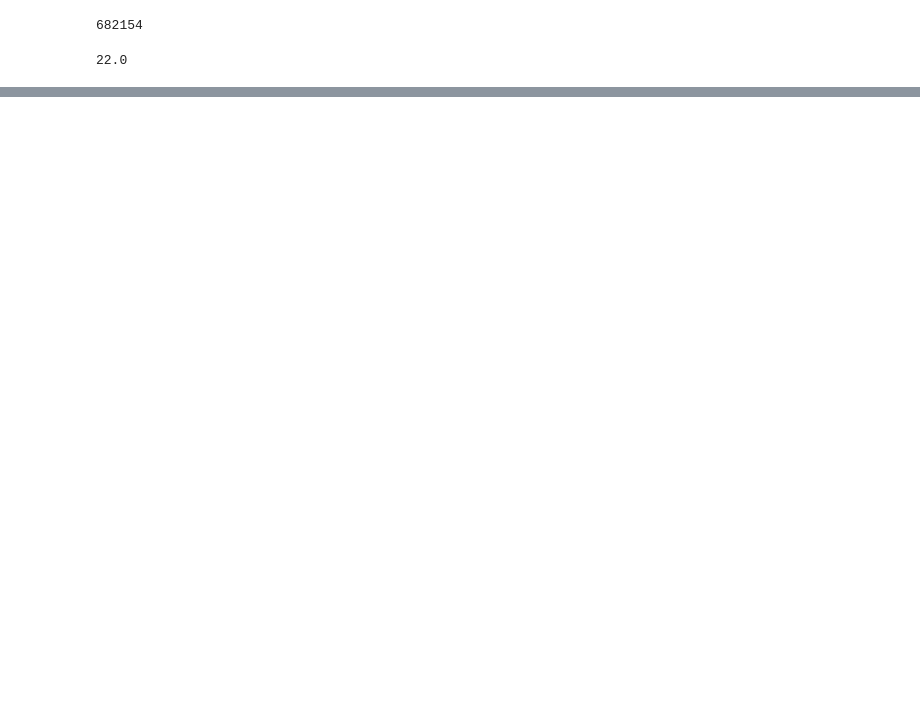
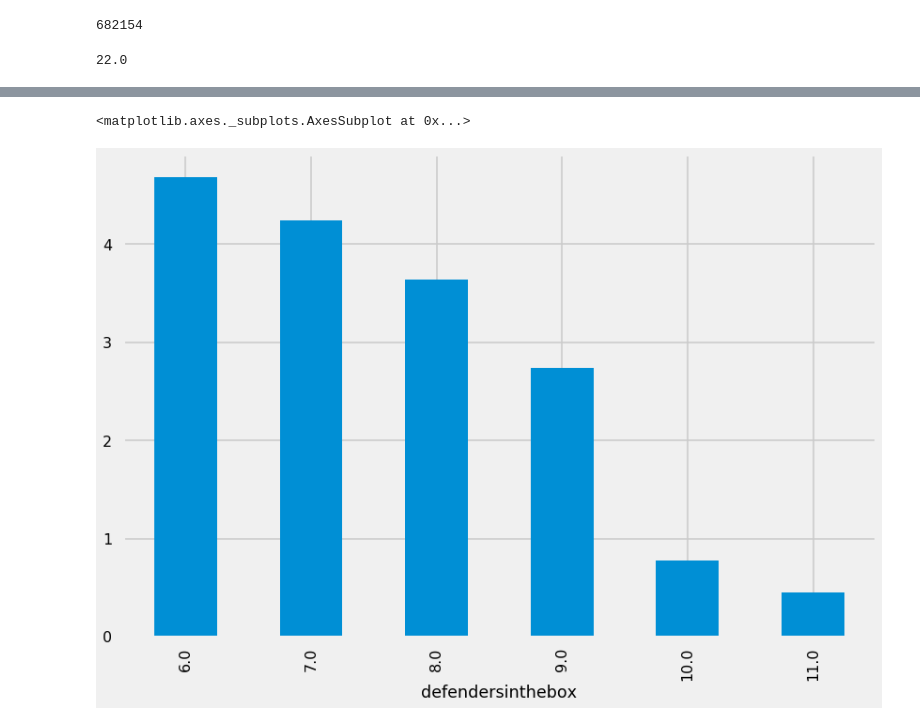
Before and after one commit to acoco10/nfl_big_data_bowl, a Jupyter notebook: Untitled.ipynb, the cells around one changed output, grey strips where cells are left out. Cells and saved outputs as stored; diff of their text form; code cells hidden in the pictures; blank space fills up the shorter version.

```diff
--- a/Untitled.ipynb
+++ b/Untitled.ipynb
@@ -56,0 +75,5 @@ df.groupby(["NflIdRusher"])['Yards'].mean().max()
+# %%
+df[df.defendersinthebox>5].groupby("defendersinthebox").yards.mean().plot(kind = "bar")
+# %% [output]
+<matplotlib.axes._subplots.AxesSubplot at 0x...>
+[figure, added]
```
Also changed, not shown: parts of 30 cells of this notebook, 1 other file.
